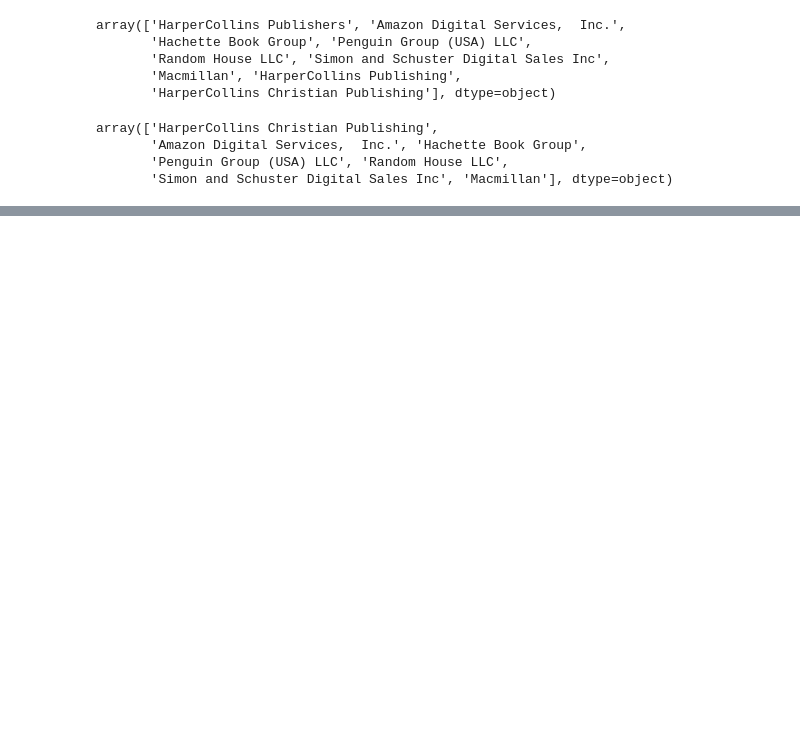
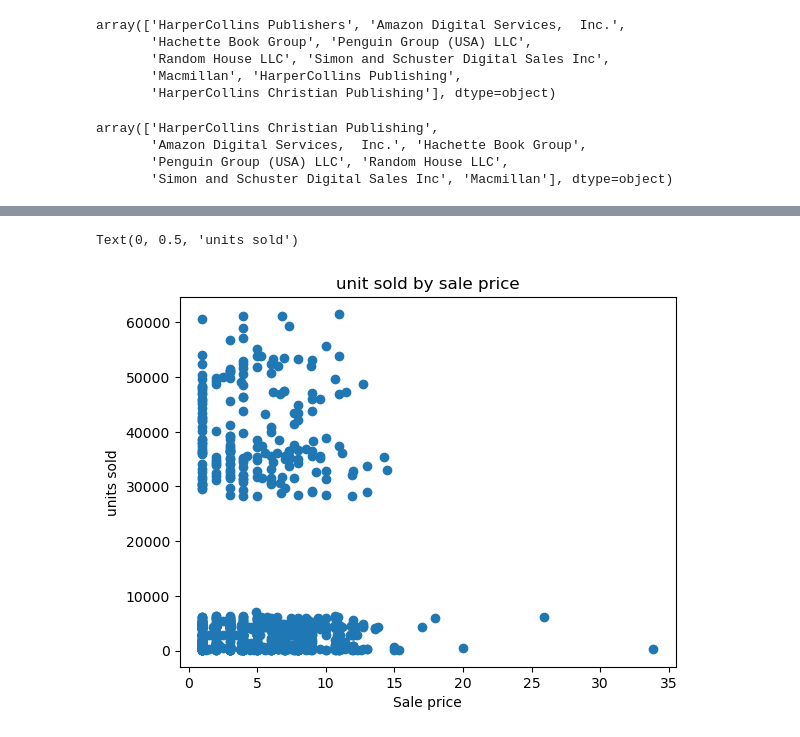
Before and after one commit to AichaELMouta/Books_sales_Regression, a Jupyter notebook: Book_sales.ipynb, the cells around one changed output, grey strips where cells are left out. Cells and saved outputs as stored; diff of their text form; code cells hidden in the pictures; blank space fills up the shorter version.

```diff
--- a/Book_sales.ipynb
+++ b/Book_sales.ipynb
@@ -185,3 +225,12 @@ books.corr()
 | saleprice | 0.028626 | 0.000290 | -0.068573 | 0.272852 | 0.313636 | 1.000000 | ... |
 | salesrank | 0.016796 | -0.020217 | -0.835446 | -0.442104 | -0.340574 | 0.071921 | ... |
 | unitssold | -0.015231 | -0.008516 | -0.252232 | -0.150592 | -0.116273 | 0.004248 | ... |
+# %%
+
+plt.scatter(books.saleprice, books.unitssold)
+plt.title('unit sold by sale price')
+plt.xlabel('Sale price')
+plt.ylabel('units sold')
+# %% [output]
+Text(0, 0.5, 'units sold')
+[figure, added]
```
Also changed, not shown: parts of 13 cells of this notebook.
